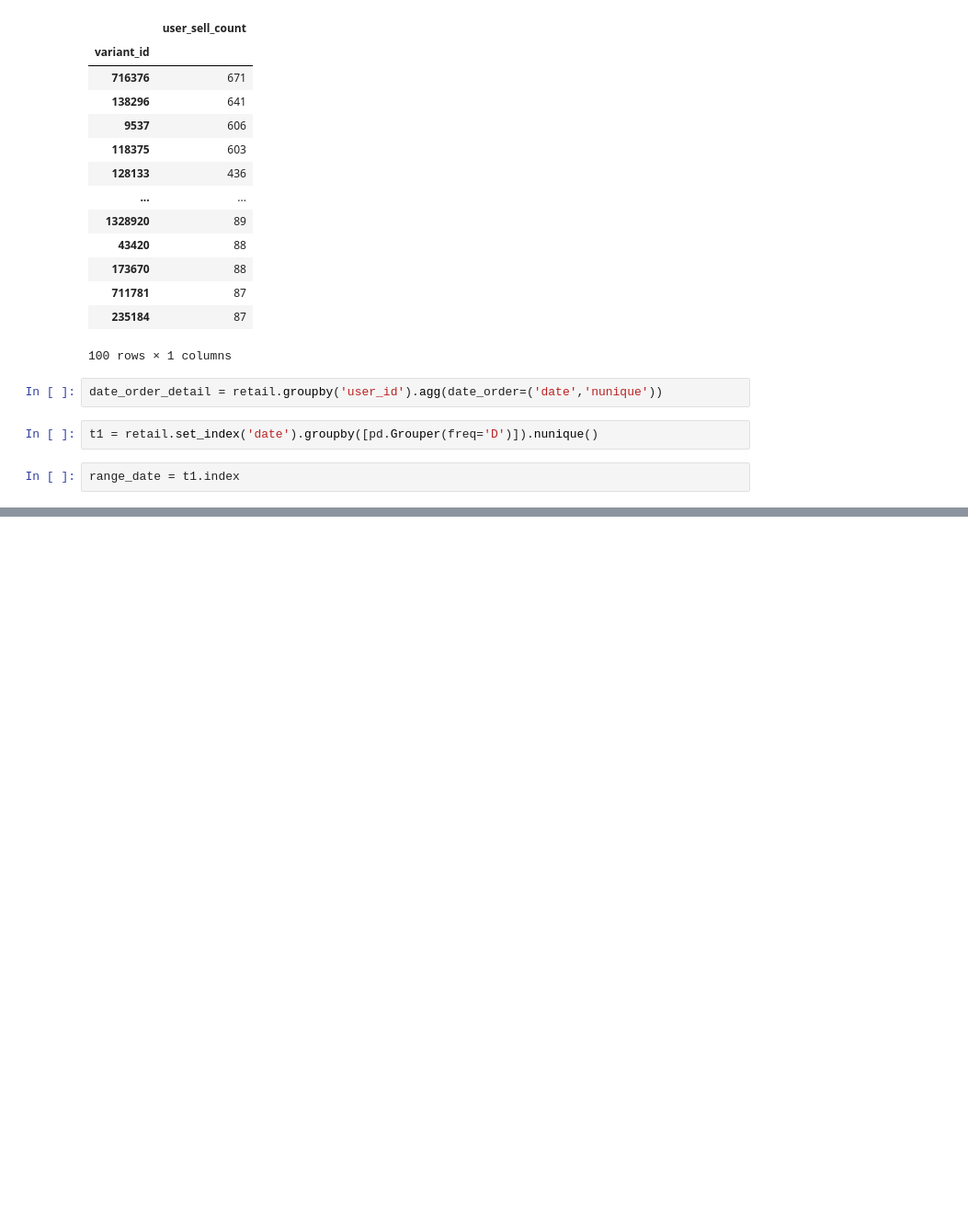
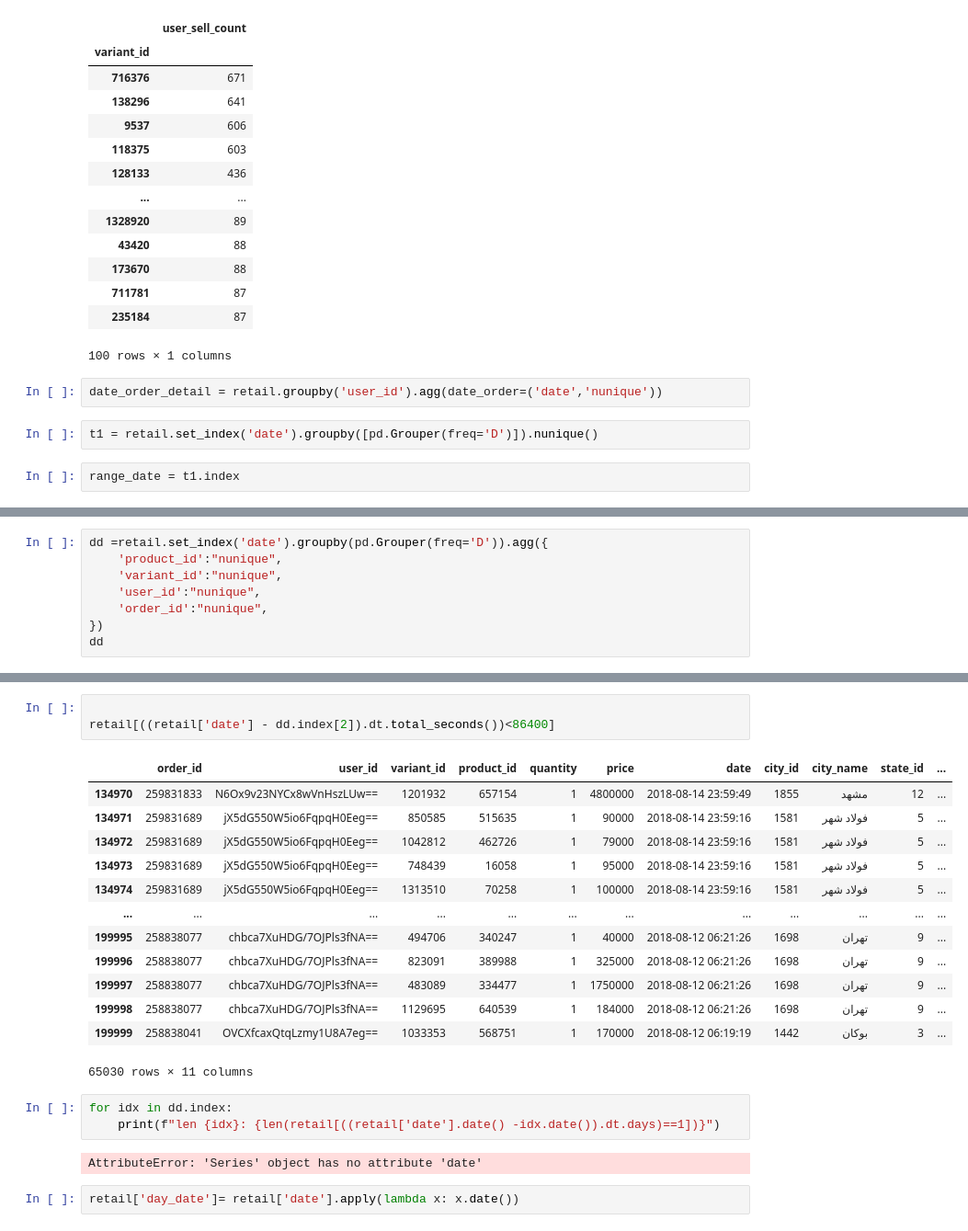
Before and after one commit to mhsharifi96/DigiKalaDataAnalysis, a Jupyter notebook: code/discovering.ipynb, the cells around one changed output, grey strips where cells are left out. Shown at 92% size. Cells and saved outputs as stored; diff of their text form; blank space fills up the shorter version.

```diff
--- a/code/discovering.ipynb
+++ b/code/discovering.ipynb
@@ -440,0 +433,8 @@ date
+# %%
+dd =retail.set_index('date').groupby(pd.Grouper(freq='D')).agg({
+    'product_id':"nunique",
+    'variant_id':"nunique",
+    'user_id':"nunique",
+    'order_id':"nunique",
+})
+dd
@@ -440,0 +453,24 @@ date
+# %%
+
+retail[((retail['date'] - dd.index[2]).dt.total_seconds())<86400]
+# %% [output]
+|  | order_id | user_id | variant_id | product_id | quantity | price | date | city_id | city_name | state_id | ... |
+| 134970 | 259831833 | N6Ox9v23NYCx8wVnHszLUw== | 1201932 | 657154 | 1 | 4800000 | 2018-08-14 23:59:49 | 1855 | مشهد | 12 | ... |
+| 134971 | 259831689 | jX5dG550W5io6FqpqH0Eeg== | 850585 | 515635 | 1 | 90000 | 2018-08-14 23:59:16 | 1581 | فولاد شهر | 5 | ... |
+| 134972 | 259831689 | jX5dG550W5io6FqpqH0Eeg== | 1042812 | 462726 | 1 | 79000 | 2018-08-14 23:59:16 | 1581 | فولاد شهر | 5 | ... |
+| 134973 | 259831689 | jX5dG550W5io6FqpqH0Eeg== | 748439 | 16058 | 1 | 95000 | 2018-08-14 23:59:16 | 1581 | فولاد شهر | 5 | ... |
+| 134974 | 259831689 | jX5dG550W5io6FqpqH0Eeg== | 1313510 | 70258 | 1 | 100000 | 2018-08-14 23:59:16 | 1581 | فولاد شهر | 5 | ... |
+| ... | ... | ... | ... | ... | ... | ... | ... | ... | ... | ... | ... |
+| 199995 | 258838077 | chbca7XuHDG/7OJPls3fNA== | 494706 | 340247 | 1 | 40000 | 2018-08-12 06:21:26 | 1698 | تهران | 9 | ... |
+| 199996 | 258838077 | chbca7XuHDG/7OJPls3fNA== | 823091 | 389988 | 1 | 325000 | 2018-08-12 06:21:26 | 1698 | تهران | 9 | ... |
+| 199997 | 258838077 | chbca7XuHDG/7OJPls3fNA== | 483089 | 334477 | 1 | 1750000 | 2018-08-12 06:21:26 | 1698 | تهران | 9 | ... |
+| 199998 | 258838077 | chbca7XuHDG/7OJPls3fNA== | 1129695 | 640539 | 1 | 184000 | 2018-08-12 06:21:26 | 1698 | تهران | 9 | ... |
+| 199999 | 258838041 | OVCXfcaxQtqLzmy1U8A7eg== | 1033353 | 568751 | 1 | 170000 | 2018-08-12 06:19:19 | 1442 | بوکان | 3 | ... |
+65030 rows × 11 columns
+# %%
+for idx in dd.index:
+    print(f"len {idx}: {len(retail[((retail['date'].date() -idx.date()).dt.days)==1])}")
+# %% [output]
+AttributeError: 'Series' object has no attribute 'date'
+# %%
+retail['day_date']= retail['date'].apply(lambda x: x.date())
```
Also changed, not shown: parts of 10 cells of this notebook, 1 other file.
